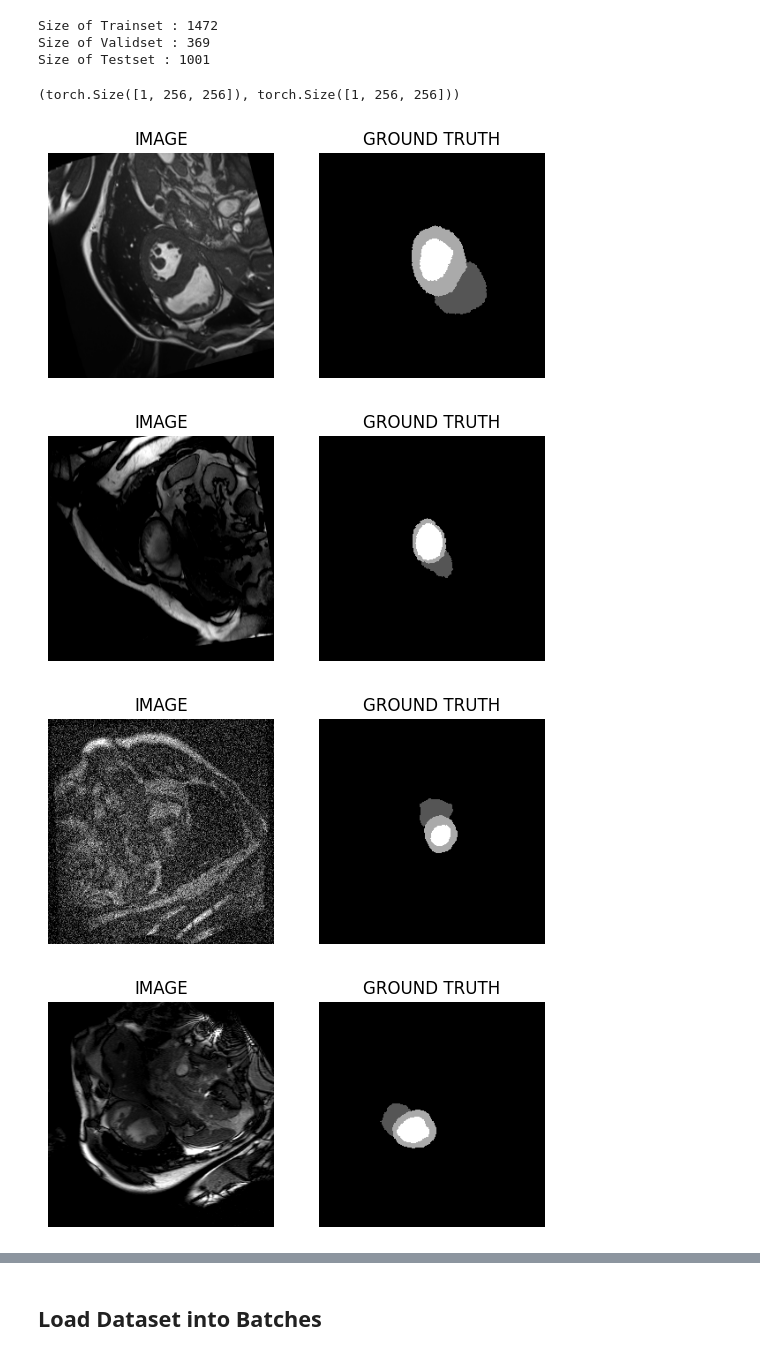
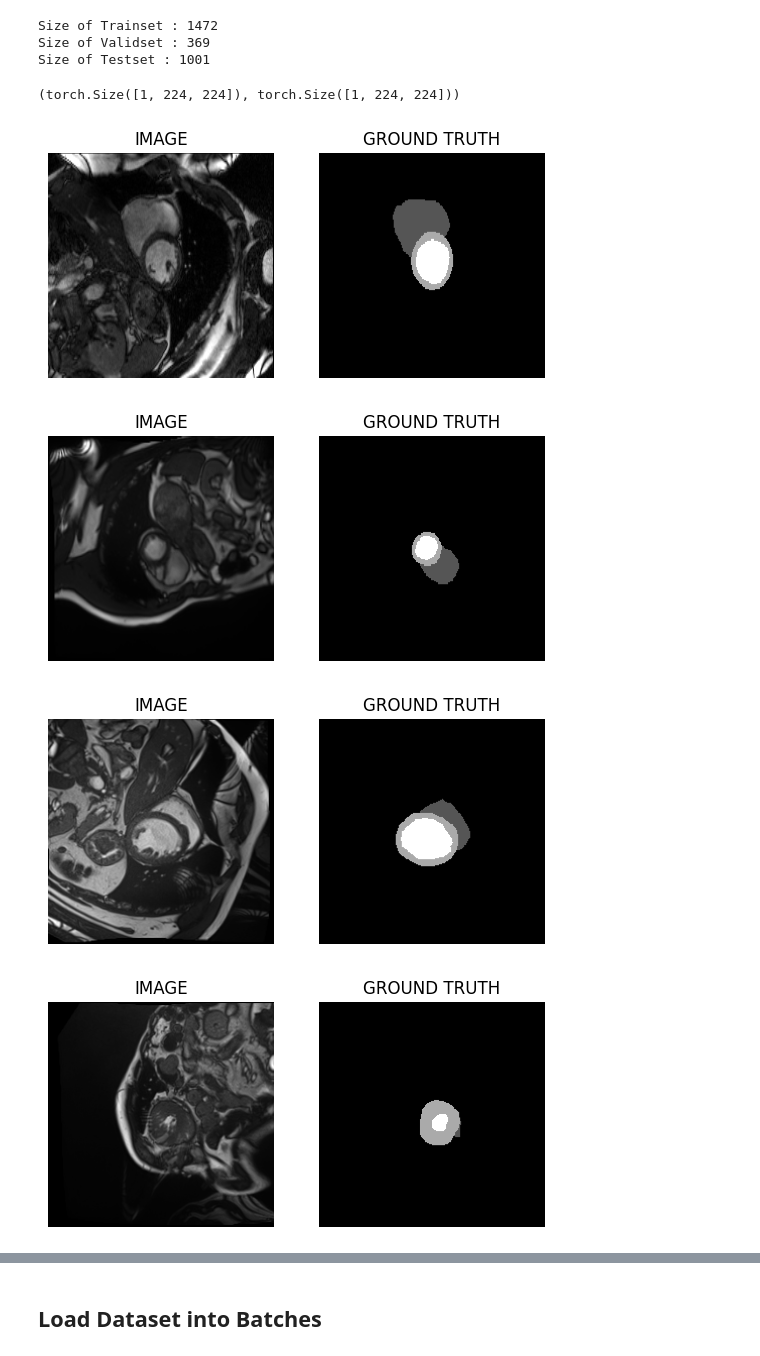
Before and after one commit to snehilsanyal/CMR_Segmentation, a Jupyter notebook: segmentation-acdc-starter.ipynb, the cells around one changed output, grey strips where cells are left out. Saved outputs shown, nothing was run; the diff lists cells and outputs as text; code cells hidden in the pictures.

```diff
--- a/segmentation-acdc-starter.ipynb
+++ b/segmentation-acdc-starter.ipynb
@@ -118,9 +193,9 @@ train_df.shape, val_df.shape
 ## Training Parameters
 # %%
 # Define hyperparameters
-EPOCHS = 100        # number of epochs
+EPOCHS = 20        # number of epochs
 LR = 0.001         # Learning rate
-IMG_SIZE = 256     # Size of image
+IMG_SIZE = 224     # Size of image
 BATCH_SIZE = 32    # Batch size
 
 # Define pretrained encoder model and weights
@@ -137,21 +212,21 @@ def get_train_augs():
         A.Resize(IMG_SIZE, IMG_SIZE),
         A.HorizontalFlip(p = 0.5), # Horizontal Flip with 0.5 probability
         A.VerticalFlip(p = 0.5),  # Vertical Flip with 0.5 probability
-        A.ShiftScaleRotate(shift_limit=0.05, scale_limit=0.05, rotate_limit=15, p=0.5),
-        A.RandomBrightnessContrast(p=0.3),
-        A.GaussNoise(std_range=(0.1, 0.2), p = 0.2)
+        #A.ShiftScaleRotate(shift_limit=0.05, scale_limit=0.05, rotate_limit=15, p=0.5),
+        #A.RandomBrightnessContrast(p=0.3),
+        #A.GaussNoise(std_range=(0.1, 0.2), p = 0.2)
     ], is_check_shapes = False)
 
 def get_val_augs():
     return A.Compose([
         A.Resize(IMG_SIZE, IMG_SIZE),
-        A.Normalize(mean=(0.5,), std=(0.5,)),
+        #A.Normalize(mean=(0.5,), std=(0.5,)),
     ], is_check_shapes = False)
 
 def get_test_augs():
     return A.Compose([
         A.Resize(IMG_SIZE, IMG_SIZE),
-        A.Normalize(mean=(0.5,), std=(0.5,)),
+        #A.Normalize(mean=(0.5,), std=(0.5,)),
     ], is_check_shapes=False)
 # %% [markdown]
 ## Processing the Dataset
@@ -183,7 +258,6 @@ class ACDCSegmentationDataset(Dataset):
         image = np.expand_dims(image, axis = -1)
         mask = np.array(Image.open(mask_path))
         mask = np.expand_dims(mask, axis = -1)
-
         # print(f"Shapes of images before augmentation: {image.shape}")
         # print(f"Shapes of masks before augmentation: {mask.shape}")
 
@@ -203,9 +277,10 @@ class ACDCSegmentationDataset(Dataset):
 
         # Convert mask values [0, 85, 170, 255] → [0, 1, 2, 3]
         mask = torch.Tensor(mask)
-        mask = (mask / 85).long()
+        #mask = (mask / 85).long()
 
         # mask = torch.round(torch.Tensor(mask))
+        mask = torch.round(mask / 85).long()
 
         return image, mask
 # %%
@@ -224,7 +299,7 @@ Size of Testset : 1001
 # %%
 train_data[0][0].shape, train_data[0][1].shape
 # %% [output]
-(torch.Size([1, 256, 256]), torch.Size([1, 256, 256]))
+(torch.Size([1, 224, 224]), torch.Size([1, 224, 224]))
 # %%
 def processed_image(idx):
     image, mask = train_data[idx]
@@ -240,10 +315,10 @@ def processed_image(idx):
     plt.title('GROUND TRUTH')
     plt.show()
 # %%
-for i in np.random.randint(0, len(train_data), 5):
+for i in np.random.randint(0, len(train_data), 10):
     processed_image(i)
 # %% [output]
-[figure, old version]
+[figure, new version]
-[figure, old version]
+[figure, new version]
-[figure, old version]
+[figure, new version]
-[figure, old version]
+[figure, new version]
```
Also changed, not shown: parts of 25 cells of this notebook.
